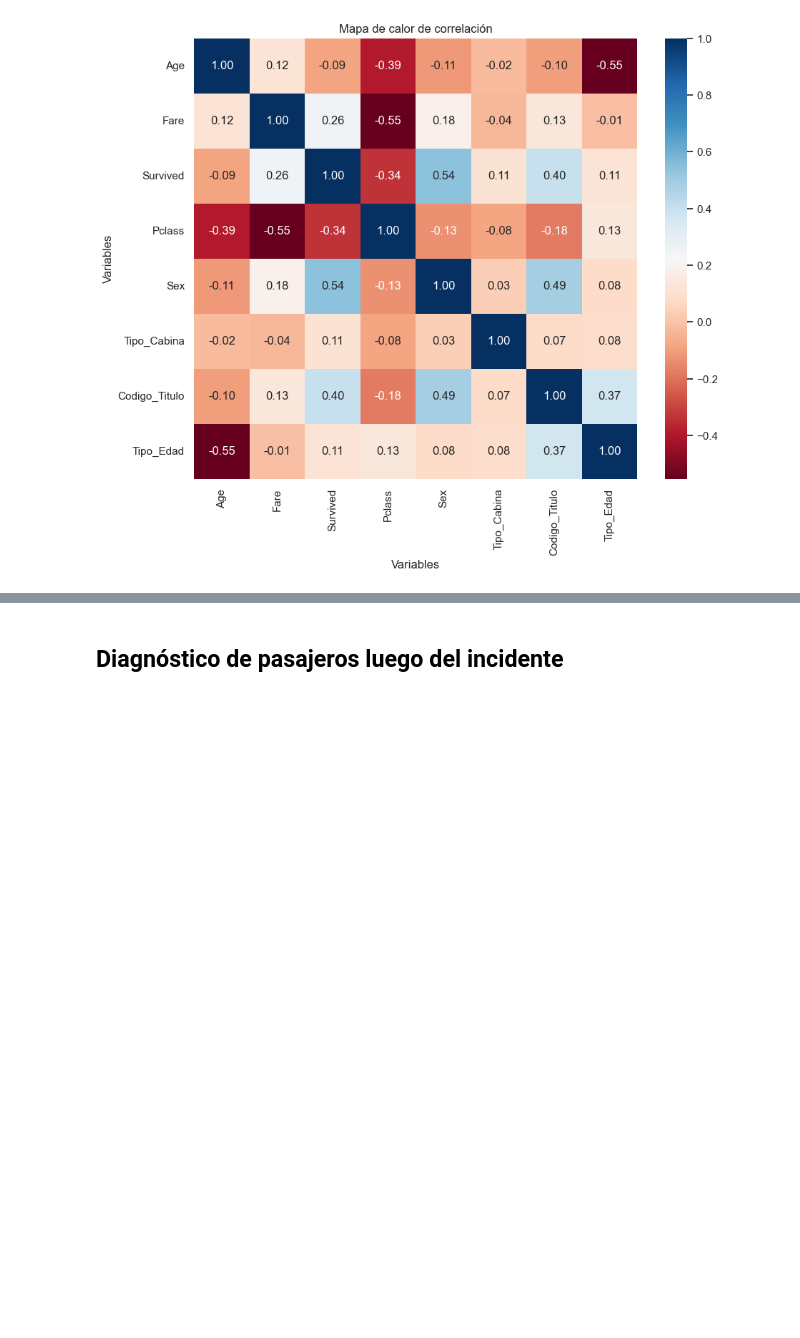
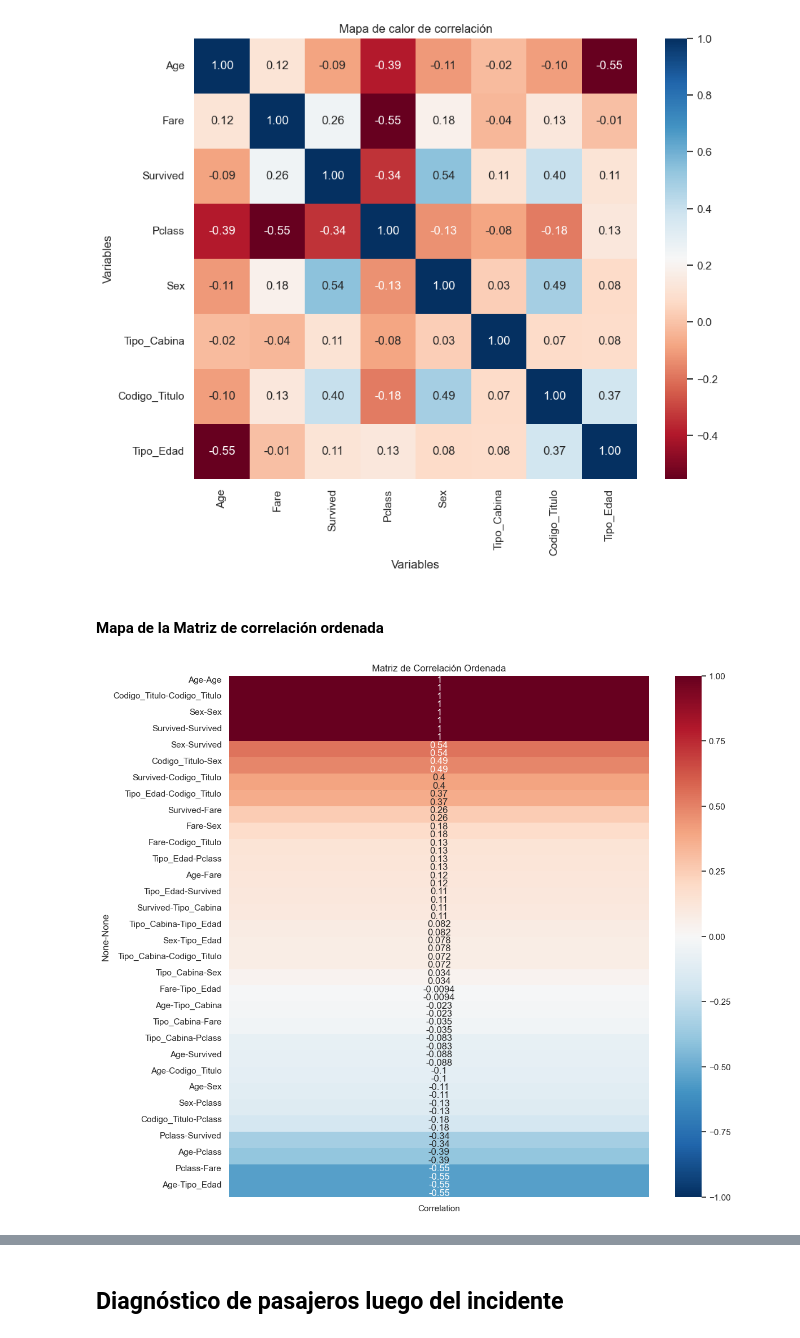
Before and after one commit to arielgiamportone/Mujeres-y-Ni-os-primeros_El-Titanic, a Jupyter notebook: Análisis_Mujeres_y_niños_primero_Titanic.ipynb, the cells around one changed output, grey strips where cells are left out. Drawn from its saved outputs; the diff is of its cells as text; code cells hidden in the pictures; blank space fills up the shorter version.

```diff
--- a/Análisis_Mujeres_y_niños_primero_Titanic.ipynb
+++ b/Análisis_Mujeres_y_niños_primero_Titanic.ipynb
@@ -1234,4 +1247,21 @@ plt.ylabel('Variables')
 plt.show()
 # %% [output]
 [figure]
+# %% [markdown]
+#### Mapa de la Matriz de correlación ordenada
+# %%
+correlation_matrix = subset_numerico_df_Titanic.corr()
+variables = ['Age', 'Fare', 'Survived', 'Pclass', 'Sex', 'Tipo_Cabina', 'Codigo_Titulo', 'Tipo_Edad']
+
+flattened_correlation = correlation_matrix.unstack()
+sorted_correlation = flattened_correlation.loc[variables, variables].sort_values(ascending=False)
+
+sorted_dataframe = pd.DataFrame(sorted_correlation, columns=['Correlation'])
+
+plt.figure(figsize=(12, 12))
+sns.heatmap(sorted_dataframe, annot=True, cmap='RdBu_r', vmin=-1, vmax=1)
+plt.title('Matriz de Correlación Ordenada')
+plt.show()
+# %% [output]
+[figure, added]
 # %% [markdown]
```
Also changed, not shown: parts of 11 cells of this notebook.
